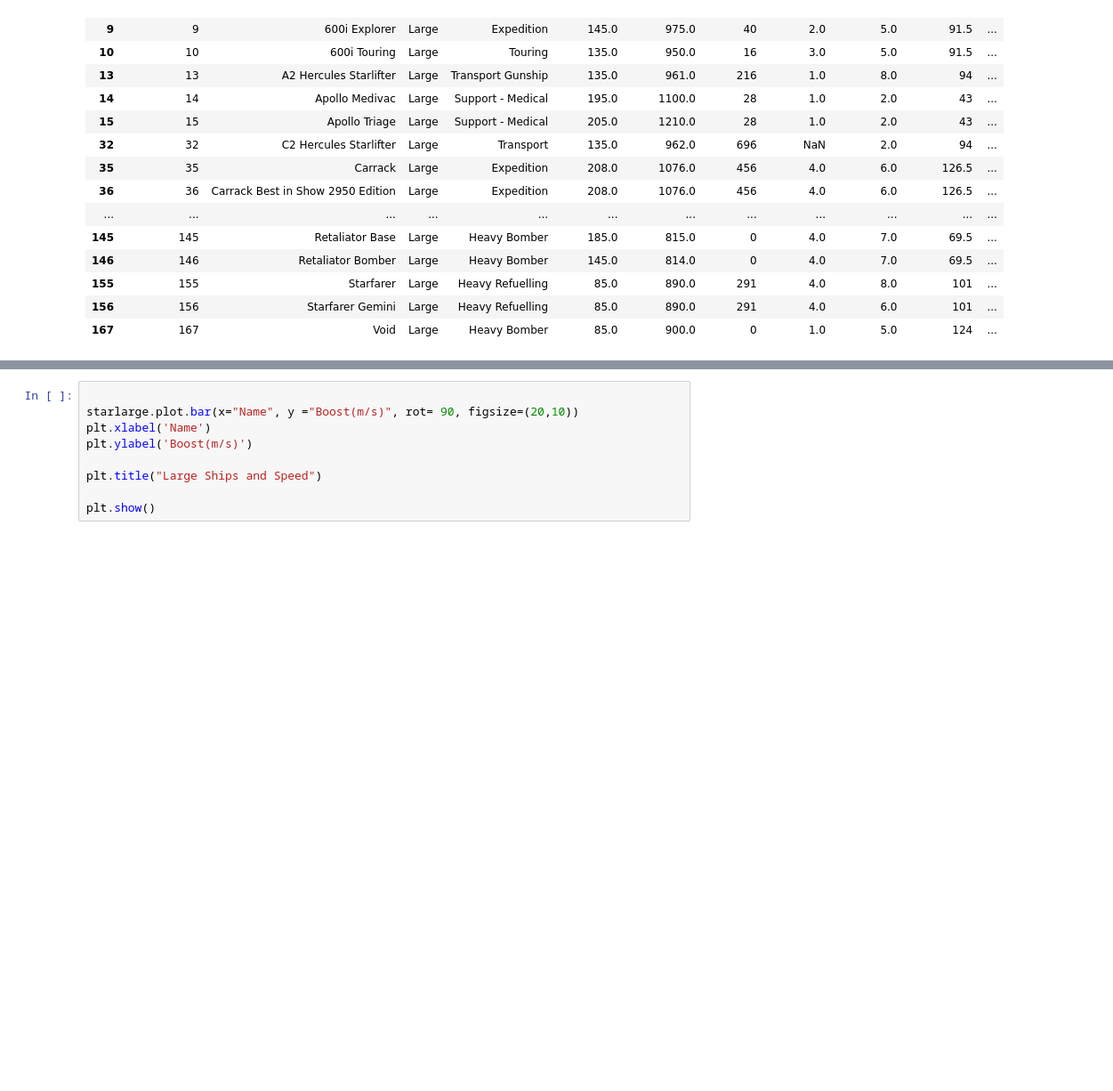
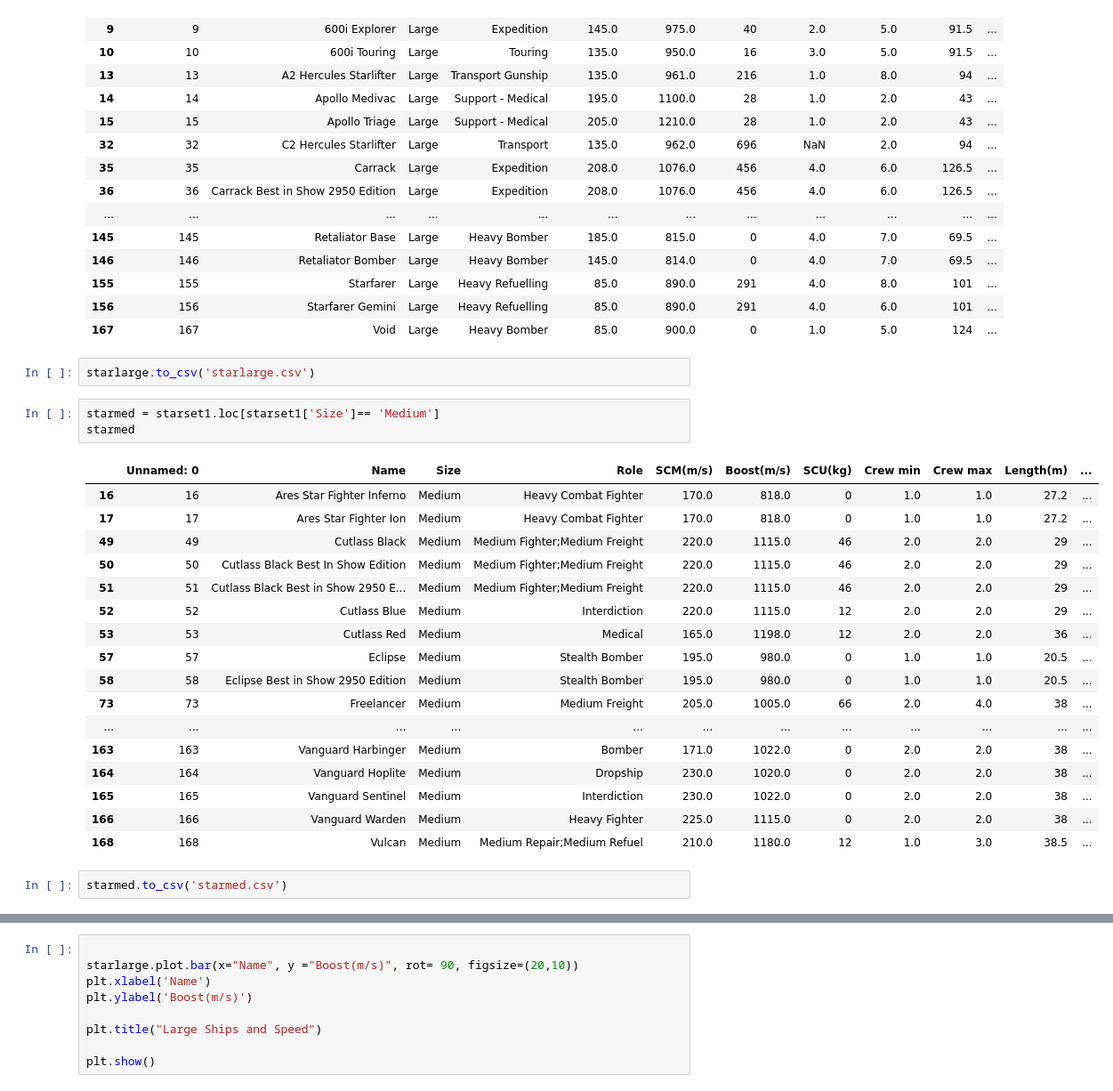
Before and after one commit to DINHC/starcitizen, a Jupyter notebook: stargraph.ipynb, the cells around one changed output, grey strips where cells are left out. Shown at 89% size. Saved outputs shown, nothing was run; the diff lists cells and outputs as text; blank space fills up the shorter version.

Commit message:
Made csv with all ship sizes seprated

```diff
--- a/stargraph.ipynb
+++ b/stargraph.ipynb
@@ -111,3 +111,28 @@ starlarge
 | 155 | 155 | Starfarer | Large | Heavy Refuelling | 85.0 | 890.0 | 291 | 4.0 | 8.0 | 101 | ... |
 | 156 | 156 | Starfarer Gemini | Large | Heavy Refuelling | 85.0 | 890.0 | 291 | 4.0 | 6.0 | 101 | ... |
 | 167 | 167 | Void | Large | Heavy Bomber | 85.0 | 900.0 | 0 | 1.0 | 5.0 | 124 | ... |
+# %%
+starlarge.to_csv('starlarge.csv')
+# %%
+starmed = starset1.loc[starset1['Size']== 'Medium']
+starmed
+# %% [output]
+|  | Unnamed: 0 | Name | Size | Role | SCM(m/s) | Boost(m/s) | SCU(kg) | Crew min | Crew max | Length(m) | ... |
+| 16 | 16 | Ares Star Fighter Inferno | Medium | Heavy Combat Fighter | 170.0 | 818.0 | 0 | 1.0 | 1.0 | 27.2 | ... |
+| 17 | 17 | Ares Star Fighter Ion | Medium | Heavy Combat Fighter | 170.0 | 818.0 | 0 | 1.0 | 1.0 | 27.2 | ... |
+| 49 | 49 | Cutlass Black | Medium | Medium Fighter;Medium Freight | 220.0 | 1115.0 | 46 | 2.0 | 2.0 | 29 | ... |
+| 50 | 50 | Cutlass Black Best In Show Edition | Medium | Medium Fighter;Medium Freight | 220.0 | 1115.0 | 46 | 2.0 | 2.0 | 29 | ... |
+| 51 | 51 | Cutlass Black Best in Show 2950 E... | Medium | Medium Fighter;Medium Freight | 220.0 | 1115.0 | 46 | 2.0 | 2.0 | 29 | ... |
+| 52 | 52 | Cutlass Blue | Medium | Interdiction | 220.0 | 1115.0 | 12 | 2.0 | 2.0 | 29 | ... |
+| 53 | 53 | Cutlass Red | Medium | Medical | 165.0 | 1198.0 | 12 | 2.0 | 2.0 | 36 | ... |
+| 57 | 57 | Eclipse | Medium | Stealth Bomber | 195.0 | 980.0 | 0 | 1.0 | 1.0 | 20.5 | ... |
+| 58 | 58 | Eclipse Best in Show 2950 Edition | Medium | Stealth Bomber | 195.0 | 980.0 | 0 | 1.0 | 1.0 | 20.5 | ... |
+| 73 | 73 | Freelancer | Medium | Medium Freight | 205.0 | 1005.0 | 66 | 2.0 | 4.0 | 38 | ... |
+| ... | ... | ... | ... | ... | ... | ... | ... | ... | ... | ... | ... |
+| 163 | 163 | Vanguard Harbinger | Medium | Bomber | 171.0 | 1022.0 | 0 | 2.0 | 2.0 | 38 | ... |
+| 164 | 164 | Vanguard Hoplite | Medium | Dropship | 230.0 | 1020.0 | 0 | 2.0 | 2.0 | 38 | ... |
+| 165 | 165 | Vanguard Sentinel | Medium | Interdiction | 230.0 | 1022.0 | 0 | 2.0 | 2.0 | 38 | ... |
+| 166 | 166 | Vanguard Warden | Medium | Heavy Fighter | 225.0 | 1115.0 | 0 | 2.0 | 2.0 | 38 | ... |
+| 168 | 168 | Vulcan | Medium | Medium Repair;Medium Refuel | 210.0 | 1180.0 | 12 | 1.0 | 3.0 | 38.5 | ... |
+# %%
+starmed.to_csv('starmed.csv')
```
Also changed, not shown: parts of 1 cell of this notebook, 4 other files.
